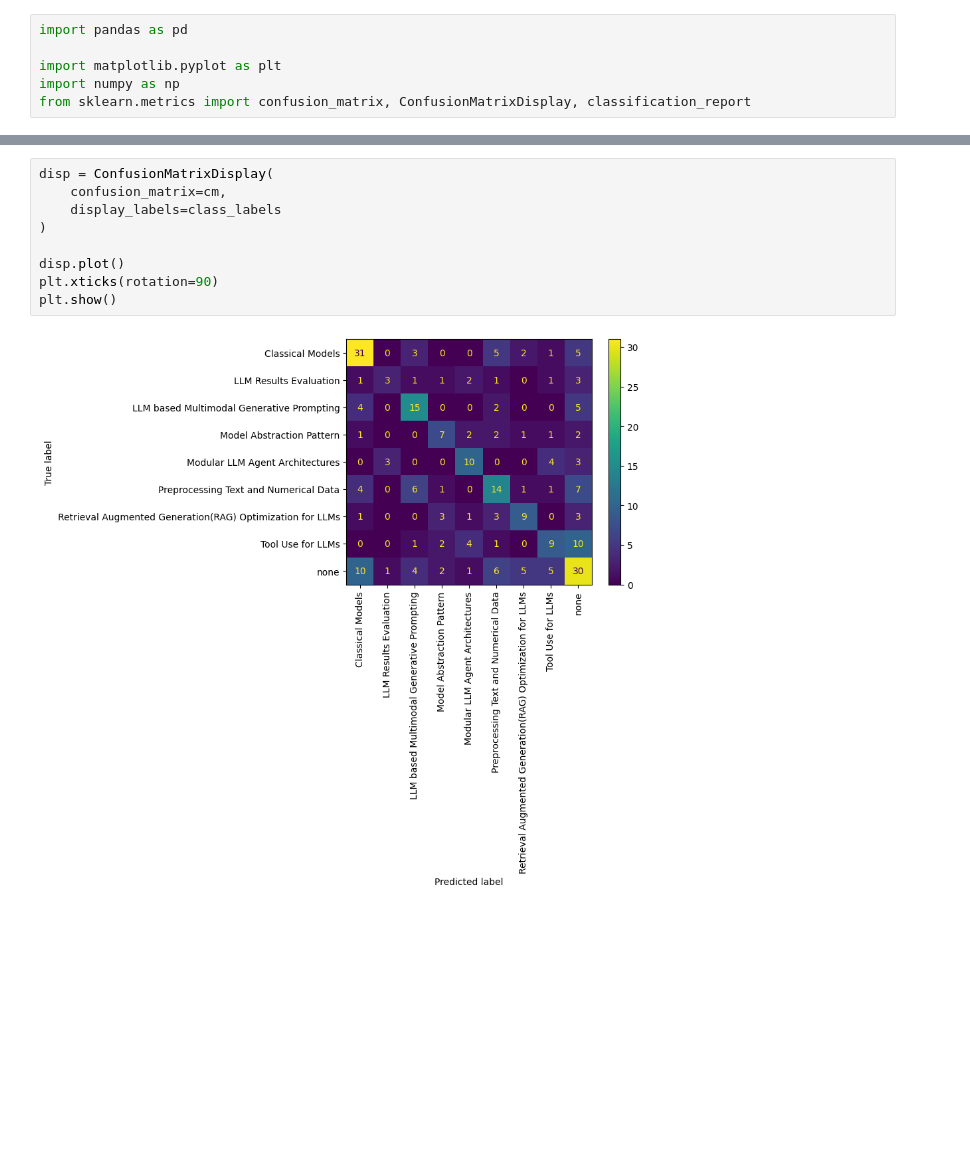
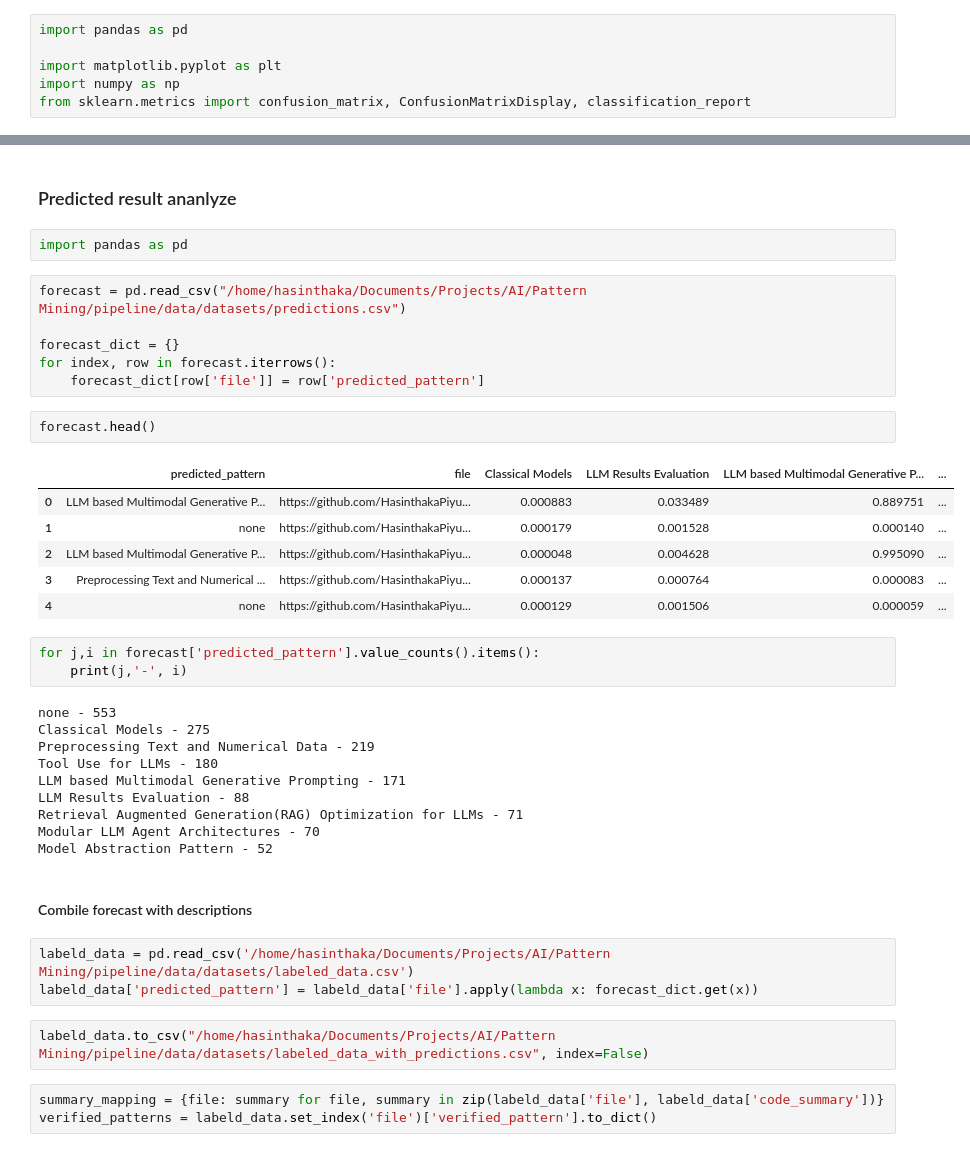
Before and after one commit to HasinthakaPiyumal/AI-Pattern-Mining-Project, a Jupyter notebook: notebooks/3.4.1 Classification Result Processing(new).ipynb, the cells around one changed output, grey strips where cells are left out. Drawn from its saved outputs; the diff is of its cells as text; blank space fills up the shorter version.

```diff
--- a/notebooks/3.4.1 Classification Result Processing(new).ipynb
+++ b/notebooks/3.4.1 Classification Result Processing(new).ipynb
@@ -43,11 +128,42 @@ ValueError: Number of classes, 10, does not match size of target_names, 9. Try s
-# %%
-disp = ConfusionMatrixDisplay(
-    confusion_matrix=cm,
-    display_labels=class_labels
-)
-
-disp.plot()
-plt.xticks(rotation=90)
-plt.show()
-# %% [output]
-[figure, removed]
+# %% [markdown]
+### Predicted result ananlyze
+# %%
+import pandas as pd
+# %%
+forecast = pd.read_csv("/home/hasinthaka/Documents/Projects/AI/Pattern Mining/pipeline/data/datasets/predictions.csv")
+
+forecast_dict = {}
+for index, row in forecast.iterrows():
+    forecast_dict[row['file']] = row['predicted_pattern']
+# %%
+forecast.head()
+# %% [output]
+|  | predicted_pattern | file | Classical Models | LLM Results Evaluation | LLM based Multimodal Generative P... | ... |
+| 0 | LLM based Multimodal Generative P... | https://github.com/HasinthakaPiyu... | 0.000883 | 0.033489 | 0.889751 | ... |
+| 1 | none | https://github.com/HasinthakaPiyu... | 0.000179 | 0.001528 | 0.000140 | ... |
+| 2 | LLM based Multimodal Generative P... | https://github.com/HasinthakaPiyu... | 0.000048 | 0.004628 | 0.995090 | ... |
+| 3 | Preprocessing Text and Numerical ... | https://github.com/HasinthakaPiyu... | 0.000137 | 0.000764 | 0.000083 | ... |
+| 4 | none | https://github.com/HasinthakaPiyu... | 0.000129 | 0.001506 | 0.000059 | ... |
+# %%
+for j,i in forecast['predicted_pattern'].value_counts().items():
+    print(j,'-', i)
+# %% [output]
+none - 553
+Classical Models - 275
+Preprocessing Text and Numerical Data - 219
+Tool Use for LLMs - 180
+LLM based Multimodal Generative Prompting - 171
+LLM Results Evaluation - 88
+Retrieval Augmented Generation(RAG) Optimization for LLMs - 71
+Modular LLM Agent Architectures - 70
+Model Abstraction Pattern - 52
+# %% [markdown]
+#### Combile forecast with descriptions
+# %%
+labeld_data = pd.read_csv('/home/hasinthaka/Documents/Projects/AI/Pattern Mining/pipeline/data/datasets/labeled_data.csv')
+labeld_data['predicted_pattern'] = labeld_data['file'].apply(lambda x: forecast_dict.get(x))
+# %%
+labeld_data.to_csv("/home/hasinthaka/Documents/Projects/AI/Pattern Mining/pipeline/data/datasets/labeled_data_with_predictions.csv", index=False)
+# %%
+summary_mapping = {file: summary for file, summary in zip(labeld_data['file'], labeld_data['code_summary'])}
+verified_patterns = labeld_data.set_index('file')['verified_pattern'].to_dict()
```
Also changed, not shown: parts of 14 cells of this notebook, 9 other files.
